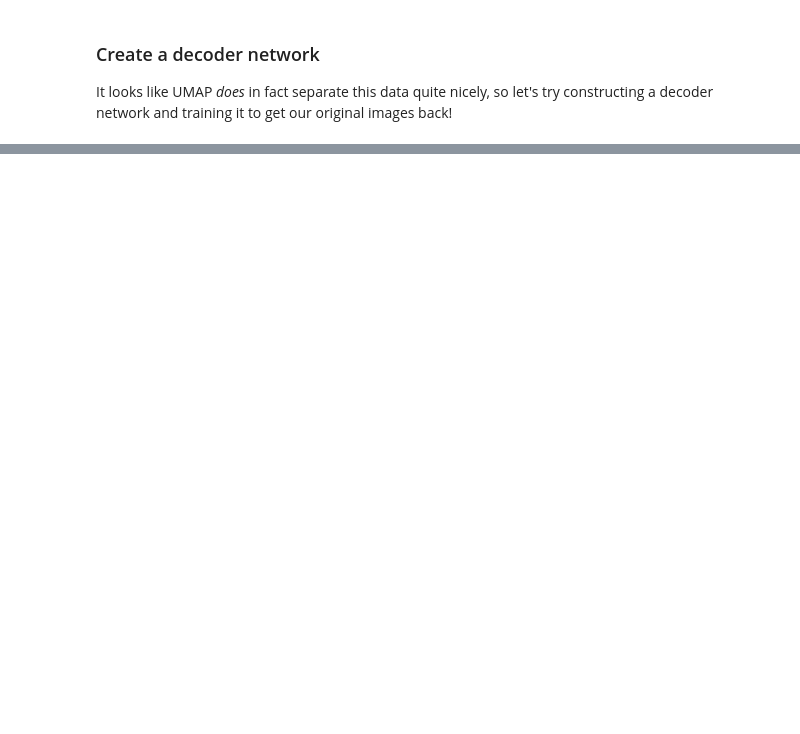
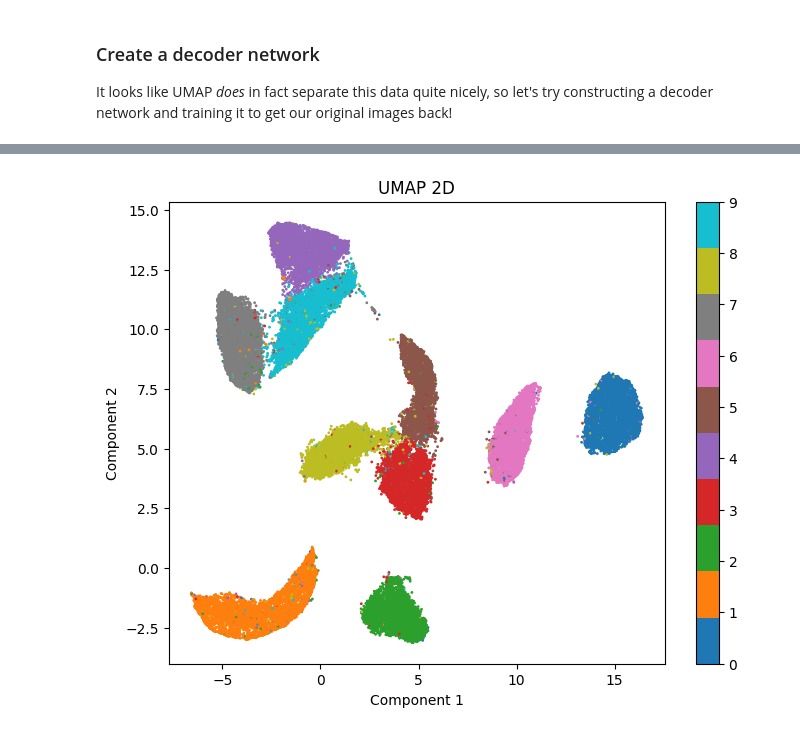
Before and after one commit to RP-3/ml-curiosities, a Jupyter notebook: umap_decoder/umap_decoder.ipynb, the cells around one changed output, grey strips where cells are left out. Saved outputs shown, nothing was run; the diff lists cells and outputs as text; code cells hidden in the pictures; blank space fills up the shorter version.

```diff
--- a/umap_decoder/umap_decoder.ipynb
+++ b/umap_decoder/umap_decoder.ipynb
@@ -308,0 +381,4 @@ with torch.no_grad():
+# %%
+plot_embedding_2d(x_train_umapped_for_plot, y_train, title="UMAP 2D")
+# %% [output]
+[figure, added]
```
Also changed, not shown: parts of 13 cells of this notebook.
